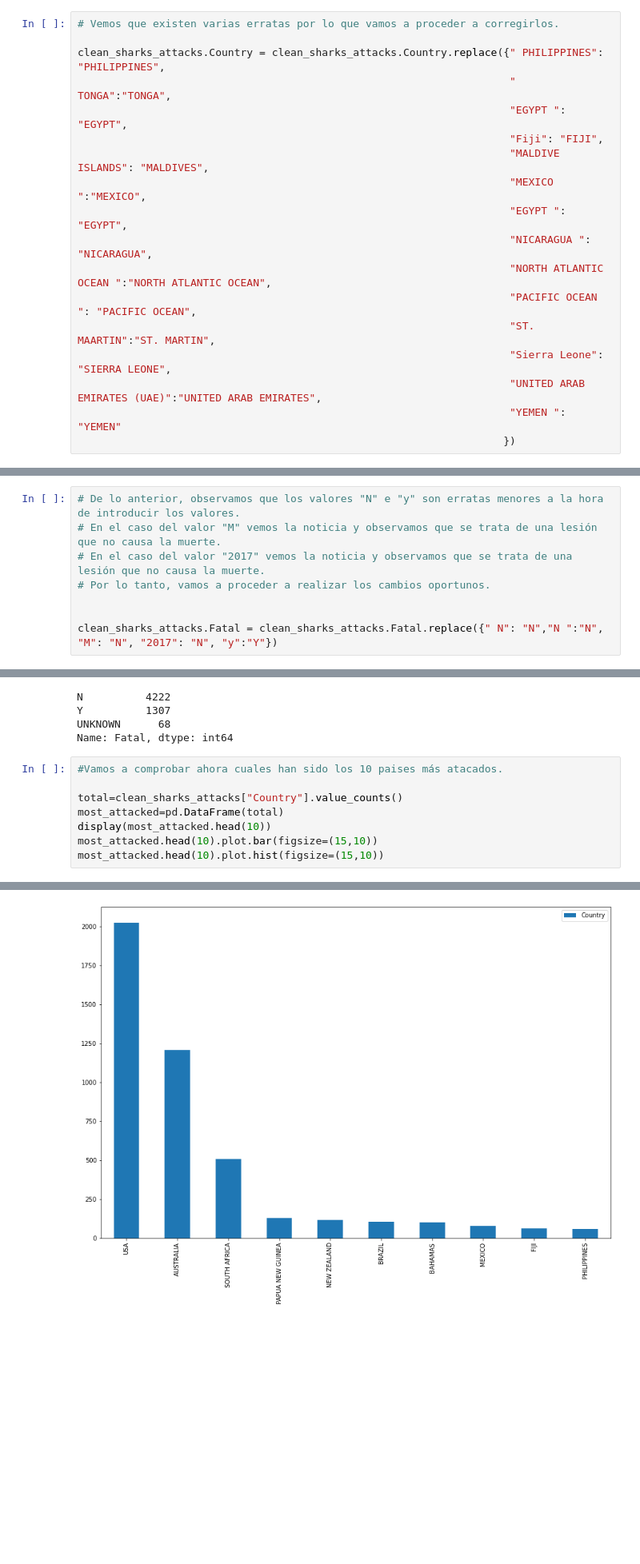
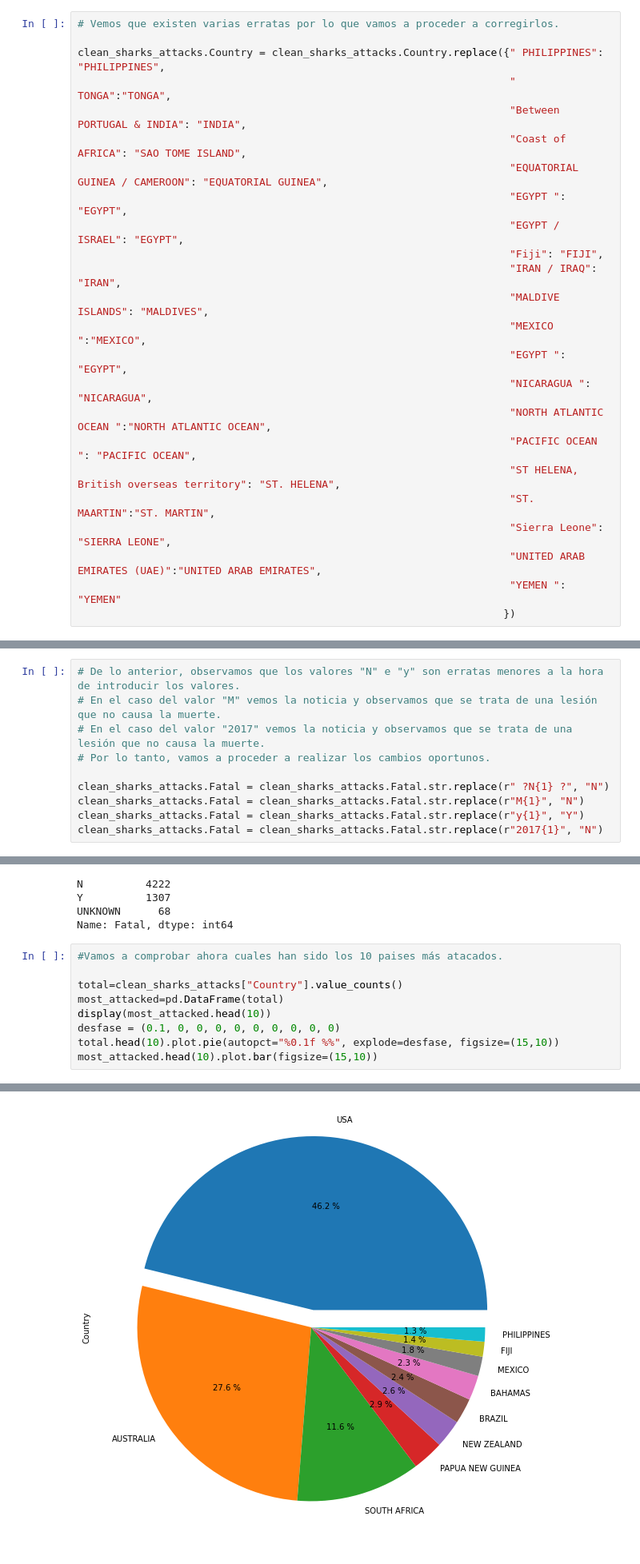
Before and after one commit to Jav1-Mart1nez/Shark-Project, a Jupyter notebook: Sharks attacks.ipynb, the cells around one changed output, grey strips where cells are left out. Shown at 80% size. Drawn from its saved outputs; the diff is of its cells as text; blank space fills up the shorter version.

```diff
--- a/Sharks!.ipynb
+++ b/Sharks attacks.ipynb
@@ -273,14 +274,20 @@ array([' PHILIPPINES', ' TONGA', 'ADMIRALTY ISLANDS', 'AFRICA', 'ALGERIA',
 
 clean_sharks_attacks.Country = clean_sharks_attacks.Country.replace({" PHILIPPINES": "PHILIPPINES",
                                                                      " TONGA":"TONGA",
+                                                                     "Between PORTUGAL & INDIA": "INDIA",
+                                                                     "Coast of AFRICA": "SAO TOME ISLAND",
+                                                                     "EQUATORIAL GUINEA / CAMEROON": "EQUATORIAL GUINEA",
                                                                      "EGYPT ": "EGYPT",
+                                                                     "EGYPT / ISRAEL": "EGYPT",
                                                                      "Fiji": "FIJI",
+                                                                     "IRAN / IRAQ": "IRAN",
                                                                      "MALDIVE ISLANDS": "MALDIVES",
                                                                      "MEXICO ":"MEXICO",
                                                                      "EGYPT ": "EGYPT",
                                                                      "NICARAGUA ": "NICARAGUA",
                                                                      "NORTH ATLANTIC OCEAN ":"NORTH ATLANTIC OCEAN",
                                                                      "PACIFIC OCEAN ": "PACIFIC OCEAN",
+                                                                     "ST HELENA, British overseas territory": "ST. HELENA",
                                                                      "ST. MAARTIN":"ST. MARTIN",
                                                                      "Sierra Leone": "SIERRA LEONE",
                                                                      "UNITED ARAB EMIRATES (UAE)":"UNITED ARAB EMIRATES",
@@ -346,8 +353,10 @@ comprobación [(comprobación["Fatal"] == "y")]
 # En el caso del valor "2017" vemos la noticia y observamos que se trata de una lesión que no causa la muerte.
 # Por lo tanto, vamos a proceder a realizar los cambios oportunos.
 
-
-clean_sharks_attacks.Fatal = clean_sharks_attacks.Fatal.replace({" N": "N","N ":"N", "M": "N", "2017": "N", "y":"Y"})
+clean_sharks_attacks.Fatal = clean_sharks_attacks.Fatal.str.replace(r" ?N{1} ?", "N")
+clean_sharks_attacks.Fatal = clean_sharks_attacks.Fatal.str.replace(r"M{1}", "N")
+clean_sharks_attacks.Fatal = clean_sharks_attacks.Fatal.str.replace(r"y{1}", "Y")
+clean_sharks_attacks.Fatal = clean_sharks_attacks.Fatal.str.replace(r"2017{1}", "N")
 # %%
 # Comprobamos que los cambios ha sido realizados.
 
@@ -363,8 +372,9 @@ Name: Fatal, dtype: int64
 total=clean_sharks_attacks["Country"].value_counts()
 most_attacked=pd.DataFrame(total)
 display(most_attacked.head(10))
+desfase = (0.1, 0, 0, 0, 0, 0, 0, 0, 0, 0)
+total.head(10).plot.pie(autopct="%0.1f %%", explode=desfase, figsize=(15,10))
 most_attacked.head(10).plot.bar(figsize=(15,10))
-most_attacked.head(10).plot.hist(figsize=(15,10))
 # %% [output]
 |  | Country |
 | USA | 2025 |
@@ -381 +391 @@ most_attacked.head(10).plot.hist(figsize=(15,10))
-[figure, old version]
+[figure, new version]
```
Also changed, not shown: parts of 2 cells of this notebook, 6 other files.
